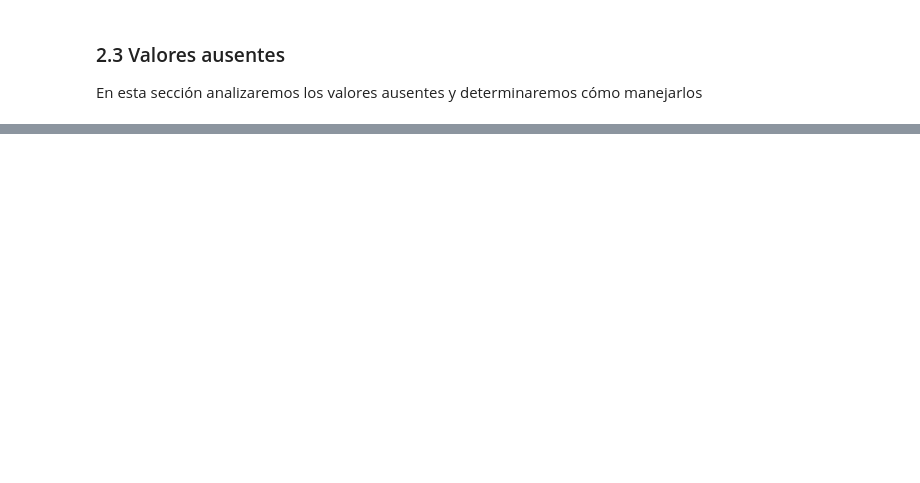
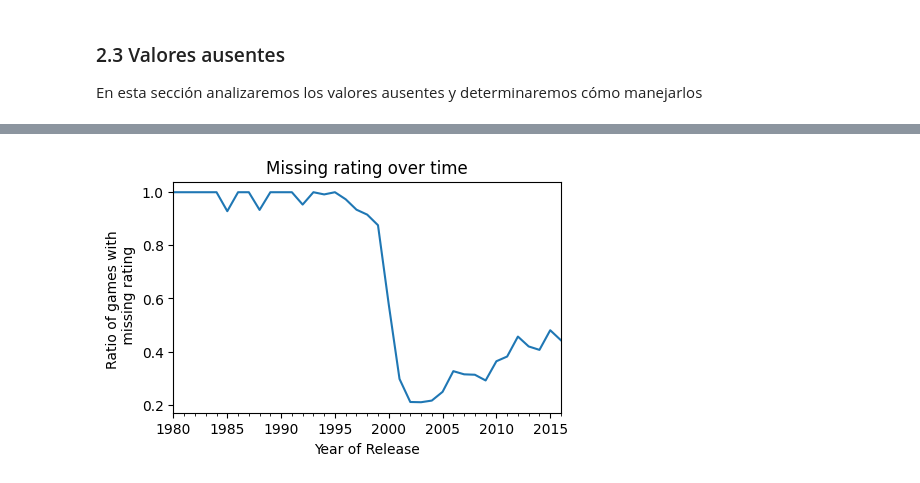
Before and after one commit to Victor-Mier/statistical_analysis, a Jupyter notebook: notebook.ipynb, the cells around one changed output, grey strips where cells are left out. Cells and saved outputs as stored; diff of their text form; code cells hidden in the pictures; blank space fills up the shorter version.

```diff
--- a/notebook.ipynb
+++ b/notebook.ipynb
@@ -111,0 +392,4 @@ print(missing_year_of_release.head())
+# %%
+# Sustituimos los "tbd" por un valor de -1 y los agregamos a una nueva columna para poder utilizarlos en análisis númericos posteriores
+games['fixed_user_score'] = games['user_score'].where(games['user_score'] != 'tbd', -1)
+games['fixed_user_score'].tail(10)
@@ -111,0 +408,11 @@ print(missing_year_of_release.head())
+# %%
+# Analizamos los valores ausentes para la columna 'rating'
+# Analizamos valores ausentes respecto al tiempo
+plt.figure(figsize=(5,3))
+games['rating'].isna().groupby(games['year_of_release']).mean().plot(kind='line')
+plt.title('Missing rating over time')
+plt.xlabel('Year of Release')
+plt.ylabel('Ratio of games with \n missing rating')
+plt.show()
+# %% [output]
+[figure, added]
```
Also changed, not shown: parts of 29 cells of this notebook, 1 other file.
